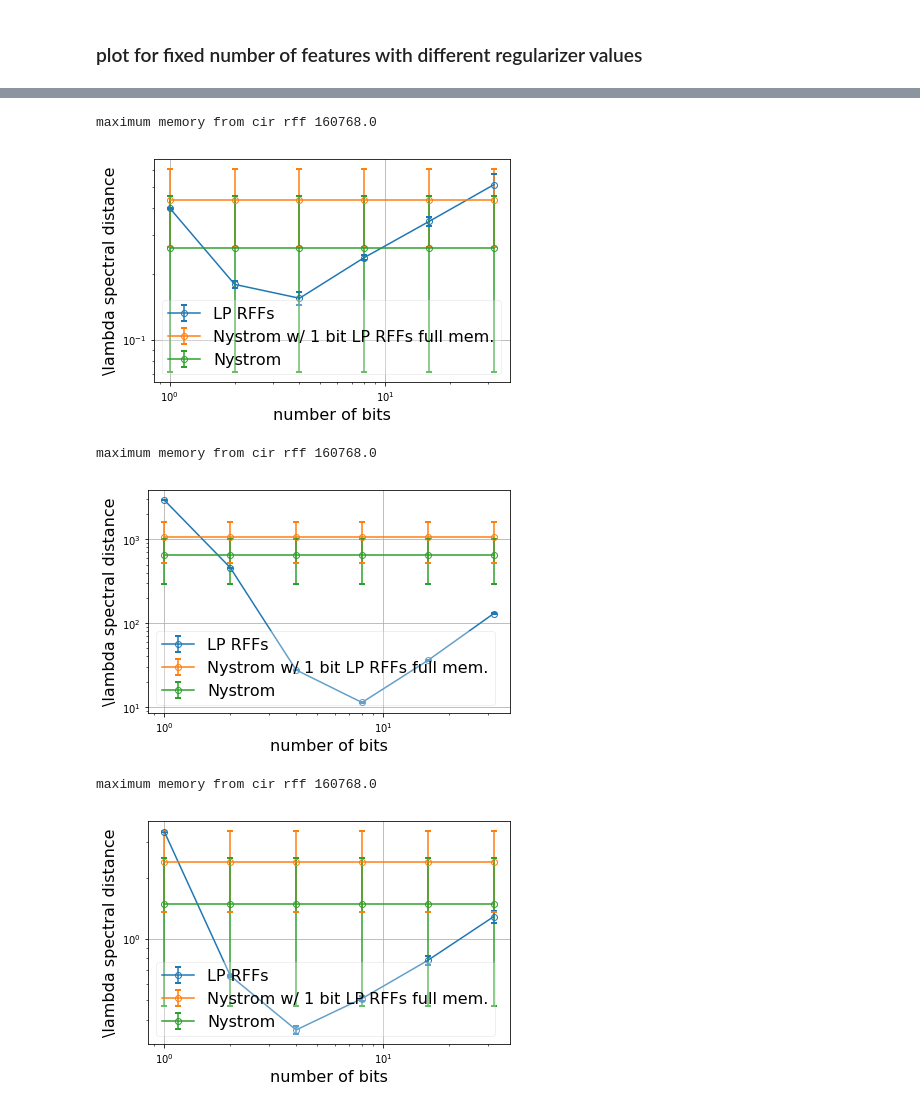
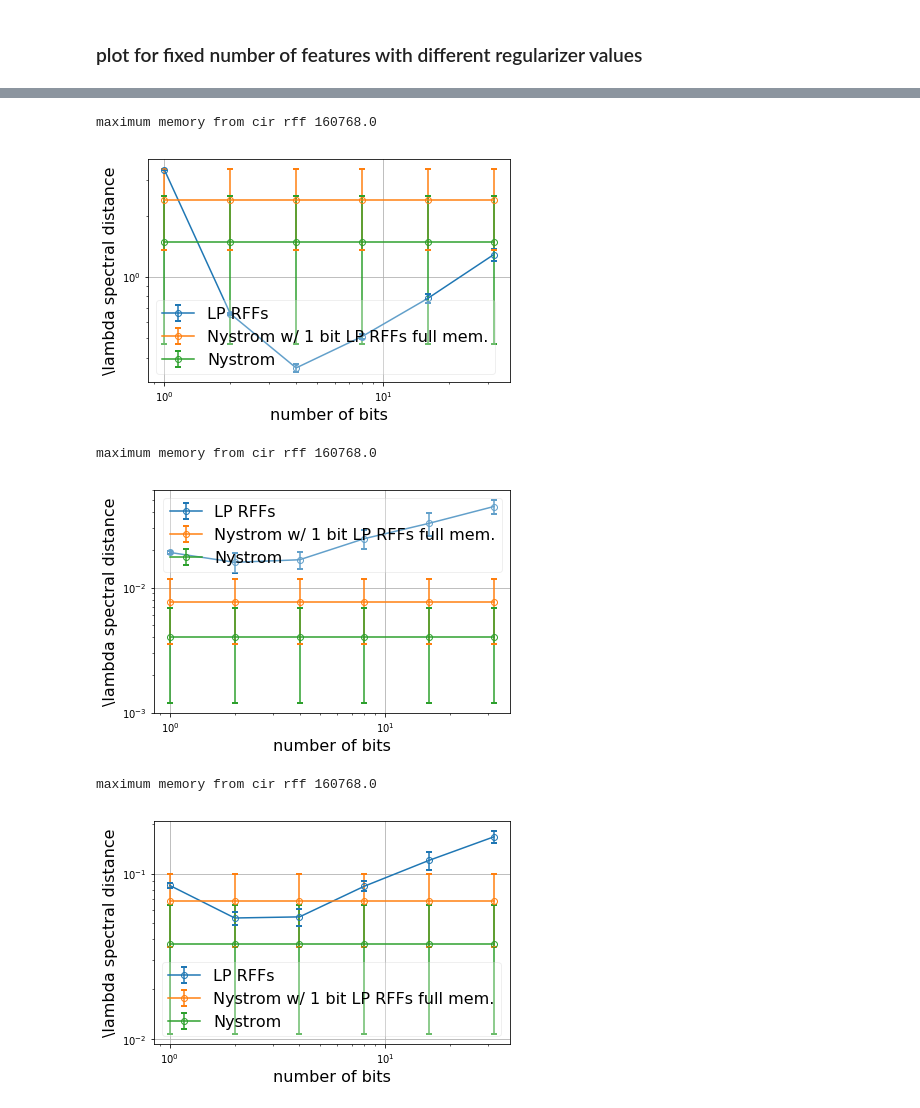
Before and after one commit to JianGoForIt/lp_rffs, a Jupyter notebook: kernel_reg/notebook/theory_supporting_exp.ipynb, the cells around one changed output, grey strips where cells are left out. Drawn from its saved outputs; the diff is of its cells as text; code cells hidden in the pictures.

```diff
--- a/kernel_reg/notebook/theory_supporting_exp.ipynb
+++ b/kernel_reg/notebook/theory_supporting_exp.ipynb
@@ -46,6 +83,8 @@ colors = prop_cycle.by_key()['color']
 # %%
 # lamb_list = ["0.0001", "0.001", "0.01", "0.1", "1.0", "10.0", "100.0", "1000.0", "10000.0"]
-lamb_list = ["0.001", "0.1", "10.0"]
+# lamb_list = ["0.0001", "0.001", "0.01", "0.1", "1.0", "10.0", "100.0", "1000.0", "10000.0"]
+# lamb_list = ["0.001", "0.1", "10.0"]
+lamb_list = ["0.0001", "1.0", "10000.0"]
 # lamb_list = ["0.001", "1.0", "1000.0"]
 nbit_list = [1, 2, 4, 8, 16, 32]
 delta_dict = []
@@ -54,10 +93,12 @@ color_dict = {}
 for i, lamb in enumerate(lamb_list):
     folder_pattern = "census_type_cir_rff_l2_reg_" + lamb + "_n_feat_2000_nbit_unk_seed_unk"
     delta_list = get_results_for_one_lambda(nbit_list, general_folder, folder_pattern, seeds=[1,2,3,4,5])
-    label = "lambda=" + lamb
+#     label = "lambda=" + lamb
+    label = lamb
     delta_dict.append( (label, nbit_list, deepcopy(delta_list) ) )
     color_dict[label] = colors[i]
 
+save_csv_with_error_bar(delta_dict, file_name="./data_for_plot/theory_fixed_n_feat.csv")
 plot_figure(delta_dict, color_dict)
 plt.yscale("log")
 plt.xscale("log")
@@ -65,7 +106,7 @@ plt.ylabel("\lambda spectral distance", fontsize=16)
 plt.xlabel("number of bits", fontsize=16)
 # plt.title("delta vs memory")
 plt.legend(fontsize=16, framealpha=0.3)
-plt.ylim([None, 1e3])
+plt.ylim([None, 1e5])
 plt.tight_layout()
 plt.savefig("./figures/theory_fixed_n_feat.pdf")
 plt.show()
@@ -76,7 +117,8 @@ plt.show()
 # %%
 # lamb_list = ["1e-05", "0.0001", "0.001", "0.01", "0.1", "1.0", "10.0", "100.0", "1000.0", "10000.0"]
 # lamb_list = ["0.001", "1.0", "1000.0"]
-lamb_list = ["0.001", "0.1", "10.0"]
+# lamb_list = ["0.001", "0.1", "10.0"]
+lamb_list = ["0.0001", "1.0", "10000.0"]
 nbit_list = [1, 2, 4, 8, 16, 32]
 delta_dict = []
 general_folder = "/dfs/scratch0/zjian/lp_kernel/fixed_design/theory_supporting_fixed_mem"
@@ -84,10 +126,12 @@ color_dict = {}
 for i, lamb in enumerate(lamb_list):
     folder_pattern = "census_type_cir_rff_l2_reg_" + lamb + "_n_feat_512_nbit_unk_seed_unk"
     delta_list = get_results_for_one_lambda(nbit_list, general_folder, folder_pattern, seeds=[1,2,3,4,5])
-    label = "lambda=" + lamb
+#     label = "lambda=" + lamb
+    label = lamb
     delta_dict.append( (label, nbit_list, deepcopy(delta_list) ) )
     color_dict[label] = colors[i]
 
+save_csv_with_error_bar(delta_dict, file_name="./data_for_plot/theory_fixed_memory.csv")
 plot_figure(delta_dict, color_dict)
 plt.yscale("log")
 plt.xscale("log")
@@ -97,6 +141,6 @@ plt.xlabel("number of bits", fontsize=16)
 plt.legend(fontsize=16, framealpha=0.3)
 # plt.ylim([None, 1e2])
 plt.tight_layout()
-# plt.savefig("./figures/theory_fixed_memory.pdf")
+plt.savefig("./figures/theory_fixed_memory.pdf")
 plt.show()
 # %% [output]
@@ -104,7 +224,7 @@ plt.show()
 # %%
 # lamb_list = ["1e-05", "0.0001", "0.001", "0.01", "0.1", "1.0", "10.0", "100.0", "1000.0", "10000.0"]
 # lamb_list = ["0.001", "1.0", "1000.0"]
-lamb_list = ["10.0"]
+lamb_list = ["1.0"]
 nbit_list = [1, 2, 4, 8, 16, 32]
 delta_dict = []
 general_folder = "/dfs/scratch0/zjian/lp_kernel/fixed_design/theory_supporting_fixed_mem"
@@ -154,15 +274,15 @@ plt.xlabel("number of bits", fontsize=16)
 plt.legend(fontsize=16, framealpha=0.3)
 # plt.ylim([None, 1e2])
 plt.tight_layout()
-plt.savefig("./figures/theory_fixed_memory_generous_mem_to_nystrom_lamb_10.0.pdf")
+plt.savefig("./figures/theory_fixed_memory_generous_mem_to_nystrom_lamb_1.pdf")
 plt.show()
 # %% [output]
 maximum memory from cir rff 160768.0
-[figure, old version]
+[figure, new version]
 # %%
 # lamb_list = ["1e-05", "0.0001", "0.001", "0.01", "0.1", "1.0", "10.0", "100.0", "1000.0", "10000.0"]
 # lamb_list = ["0.001", "1.0", "1000.0"]
-lamb_list = ["0.001"]
+lamb_list = ["1000.0"]
 nbit_list = [1, 2, 4, 8, 16, 32]
 delta_dict = []
 general_folder = "/dfs/scratch0/zjian/lp_kernel/fixed_design/theory_supporting_fixed_mem"
@@ -188,39 +308,39 @@ for i, lamb in enumerate(lamb_list):
     label = "Nystrom w/ 1 bit LP RFFs full mem."
 #     print delta_list
     delta_dict.append( (label, nbit_list, deepcopy(delta_list) ) )
     color_dict[label] = colors[i + 1]
 
 m = 250
 r = 119
 c = 1
 cir_rff_mem_func = lambda n, b: get_cir_rff_memory_with_model(n, m, r, b, c)
 general_folder = "/dfs/scratch0/zjian/lp_kernel/fixed_design/theory_supporting_fixed_mem"
 for i, lamb in enumerate(lamb_list):
     folder_pattern = "census_type_nystrom_l2_reg_" + lamb + "_n_feat_512_fp_seed_unk"
     delta_list = get_results_for_one_lambda(nbit_list, general_folder, folder_pattern, seeds=[1,2,3,4,5])
     label = "Nystrom"
     delta_dict.append( (label, nbit_list, deepcopy(delta_list) ) )
     color_dict[label] = colors[i + 2]
 
 plot_figure(delta_dict, color_dict)
 
 plt.yscale("log")
 plt.xscale("log")
 plt.ylabel("\lambda spectral distance", fontsize=16)
 plt.xlabel("number of bits", fontsize=16)
 # plt.title("delta vs memory")
 plt.legend(fontsize=16, framealpha=0.3)
 # plt.ylim([None, 1e2])
 plt.tight_layout()
-plt.savefig("./figures/theory_fixed_memory_generous_mem_to_nystrom_lamb_0.001.pdf")
+plt.savefig("./figures/theory_fixed_memory_generous_mem_to_nystrom_lamb_1000.0.pdf")
 plt.show()
 # %% [output]
 maximum memory from cir rff 160768.0
-[figure, old version]
+[figure, new version]
 # %%
 # lamb_list = ["1e-05", "0.0001", "0.001", "0.01", "0.1", "1.0", "10.0", "100.0", "1000.0", "10000.0"]
 # lamb_list = ["0.001", "1.0", "1000.0"]
-lamb_list = ["1.0"]
+lamb_list = ["100.0"]
 nbit_list = [1, 2, 4, 8, 16, 32]
 delta_dict = []
 general_folder = "/dfs/scratch0/zjian/lp_kernel/fixed_design/theory_supporting_fixed_mem"
@@ -270,8 +390,8 @@ plt.xlabel("number of bits", fontsize=16)
 plt.legend(fontsize=16, framealpha=0.3)
 # plt.ylim([None, 1e2])
 plt.tight_layout()
-plt.savefig("./figures/theory_fixed_memory_generous_mem_to_nystrom_lamb_1.0.pdf")
+plt.savefig("./figures/theory_fixed_memory_generous_mem_to_nystrom_lamb_100.0.pdf")
 plt.show()
 # %% [output]
 maximum memory from cir rff 160768.0
-[figure, old version]
+[figure, new version]
```
Also changed, not shown: parts of 9 cells of this notebook, 8 other files.
